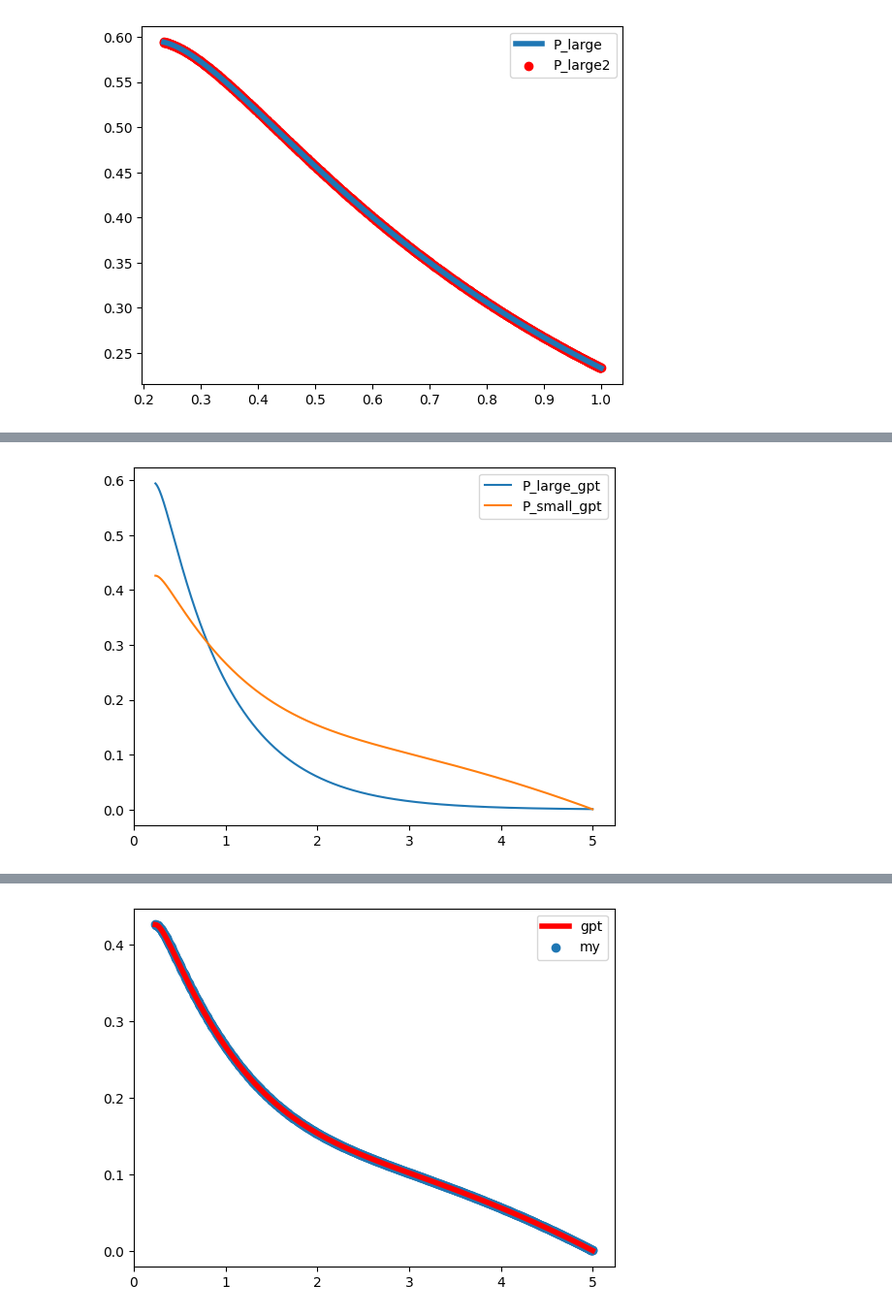
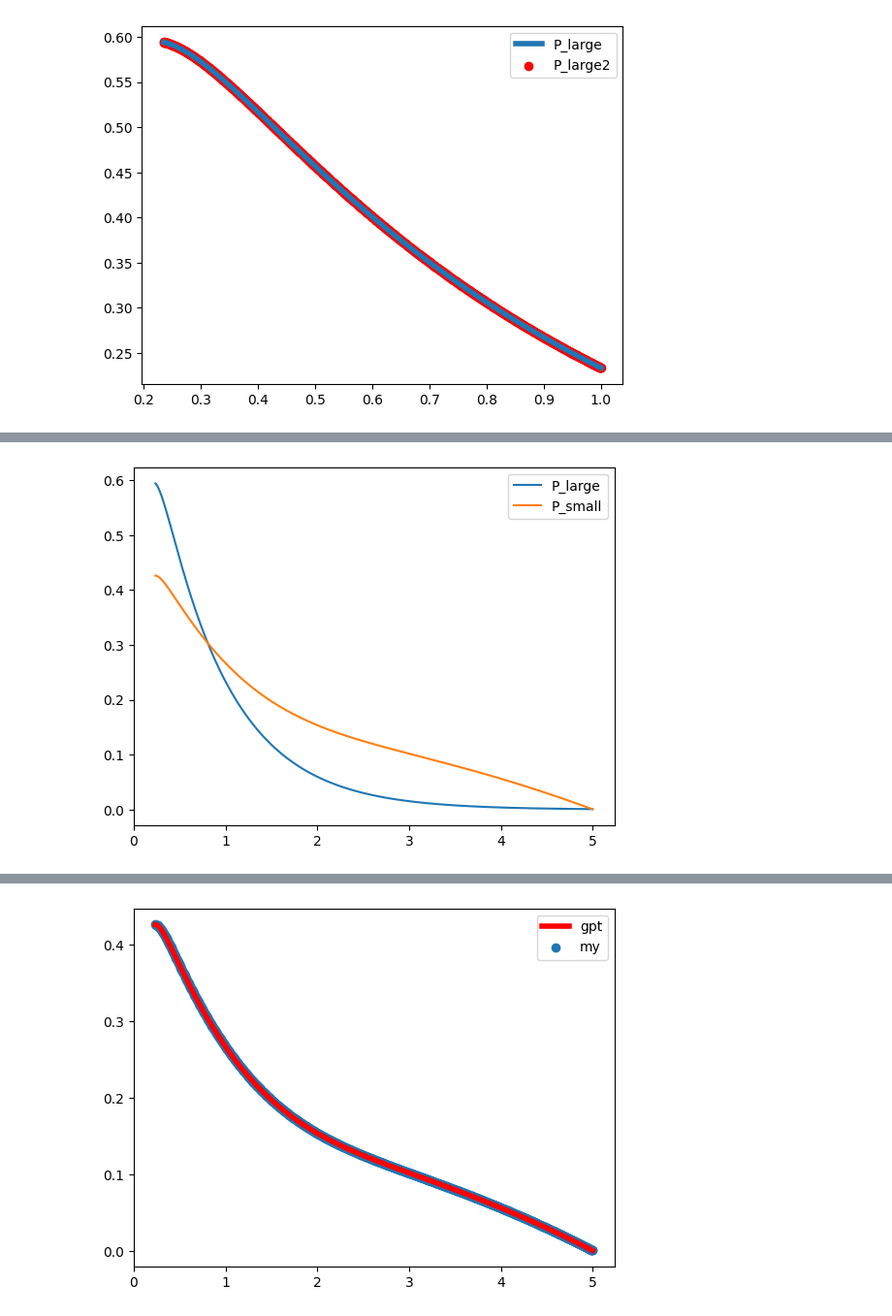
Before and after one commit to rakaar/ddm_codes, a Jupyter notebook: action_init_ddm/fitting_sim_data.ipynb, the cells around one changed output, grey strips where cells are left out. Shown at 97% size. Drawn from its saved outputs; the diff is of its cells as text; code cells hidden in the pictures.

```diff
--- a/action_init_ddm/fitting_sim_data.ipynb
+++ b/action_init_ddm/fitting_sim_data.ipynb
@@ -535,41 +507,28 @@ plt.scatter(t_pts, P_large2, label='P_large2', color='red')
 # %%
 import numpy as np
 
 def ps(x, t, v, theta, z, terms):
-    """
-    Calculate p_s(x, t) using the given equation.
-
-    Parameters:
-    x (float): Value of x.
-    t (float): Value of t.
-    mu (float): Value of mu.
-    z (float): Value of z.
-    terms (int): Number of terms to sum (default is 100).
-
-    Returns:
-    float: Value of p_s(x, t).
-    """
     a = 2*theta
     mu = v*theta
     z = a * (z + theta)/(2*theta)
 
     sum_term = 0
     for n in range(-terms, terms + 1):
         exp1 = np.exp(4 * mu * n - ((x - z - 4 * n - mu * t) ** 2) / (2 * t))
         exp2 = np.exp(2 * mu * (2 * (1 - n) - z) - ((x + z + 4 * (1 - n) - mu * t) ** 2) / (2 * t))
         sum_term += exp1 - exp2
 
-    result = sum_term / np.sqrt(4 * np.pi * t)
+    result = sum_term / np.sqrt(4 * (np.pi) * t)
     return result
 
 t_pts = np.linspace(min(RTs_flat), 5, 1000)
 
-P_large_gpt = [pl(1.5, t, V_E, theta_E, 0, 100) for t in t_pts]
-P_small_gpt = [ps(1.5, t, V_E, theta_E, 0, 100) for t in t_pts]
+P_large_gpt = [pl(1.5, t, V_E, theta_E, 0, 5000) for t in t_pts]
+P_small_gpt = [ps(1.5, t, V_E, theta_E, 0, 5000) for t in t_pts]
 
 
-plt.plot(t_pts, P_large_gpt, label='P_large_gpt')
-plt.plot(t_pts, P_small_gpt, label='P_small_gpt')
+plt.plot(t_pts, P_large_gpt, label='P_large')
+plt.plot(t_pts, P_small_gpt, label='P_small')
 plt.legend();
 # %% [output]
-[figure, old version]
+[figure, new version]
```
Also changed, not shown: parts of 14 cells of this notebook.
